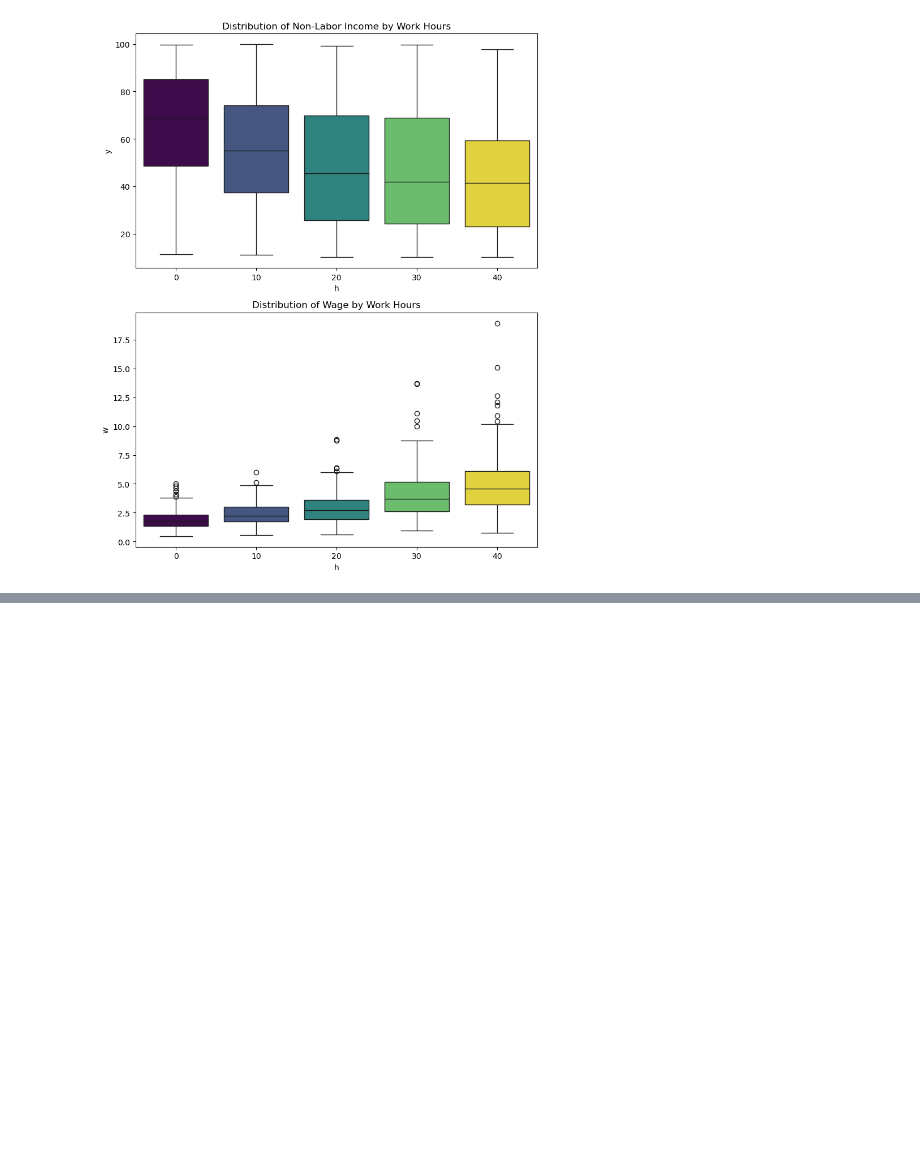
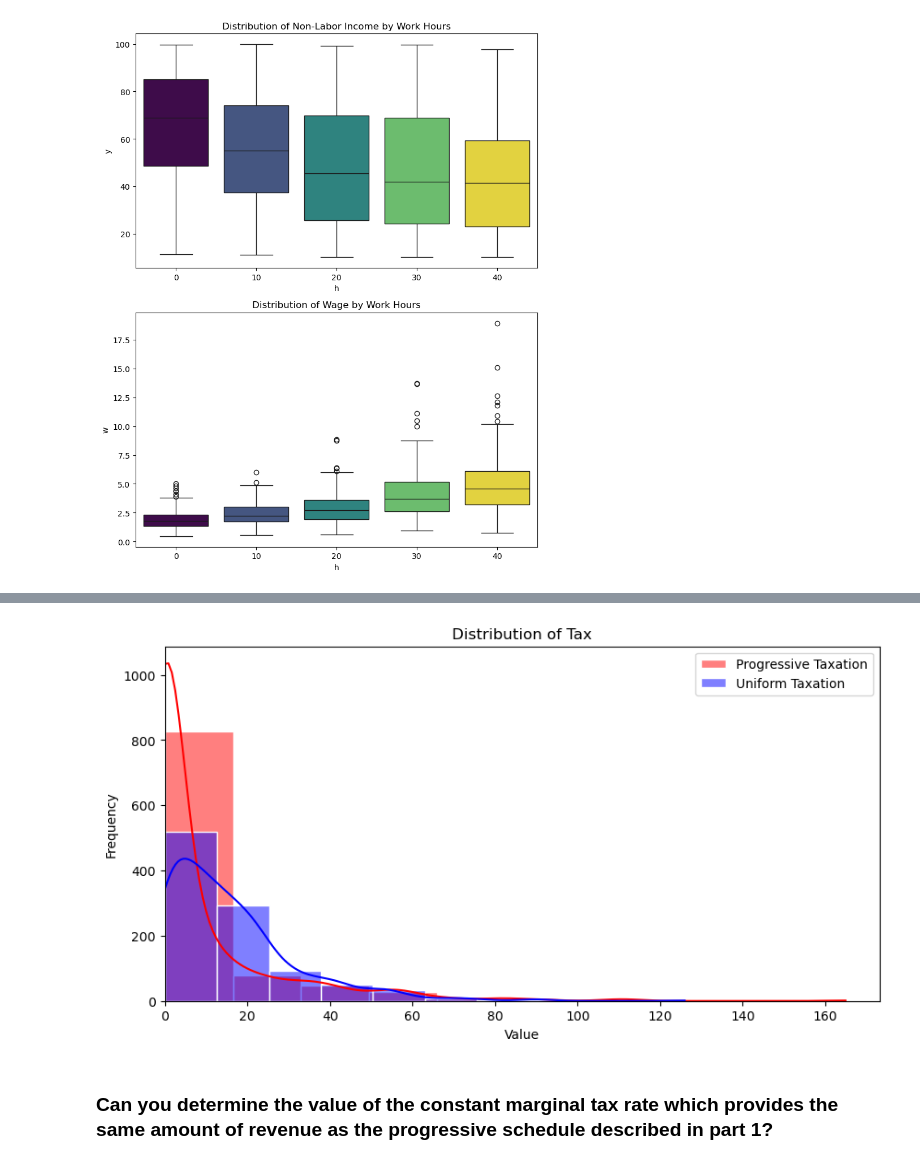
Before and after one commit to hshen0820/Labor-Economics-8400-SP25-, a Jupyter notebook: PSet1/PSet1.ipynb, the cells around one changed output, grey strips where cells are left out. Drawn from its saved outputs; the diff is of its cells as text; code cells hidden in the pictures; blank space fills up the shorter version.

```diff
--- a/PSet1/PSet1.ipynb
+++ b/PSet1/PSet1.ipynb
@@ -496,0 +553,15 @@ plt.show()
+# %%
+plt.figure(figsize=(10, 5))
+sns.histplot(data['Tax'], bins=10, kde=True, color='red', alpha=0.5, label='Progressive Taxation', edgecolor='white')
+sns.histplot(data_new['Tax'], bins=10, kde=True, color='blue', alpha=0.5, label='Uniform Taxation', edgecolor='white')
+plt.xlim(left=0)
+plt.title('Distribution of Tax')
+plt.xlabel('Value')
+plt.ylabel('Frequency')
+plt.legend()
+plt.savefig('Tax_Revenue_Comparison.png', dpi=300, bbox_inches='tight')
+plt.show()
+# %% [output]
+[figure, added]
+# %% [markdown]
+### Can you determine the value of the constant marginal tax rate which provides the same amount of revenue as the progressive schedule described in part 1?
```
Also changed, not shown: parts of 5 cells of this notebook.
